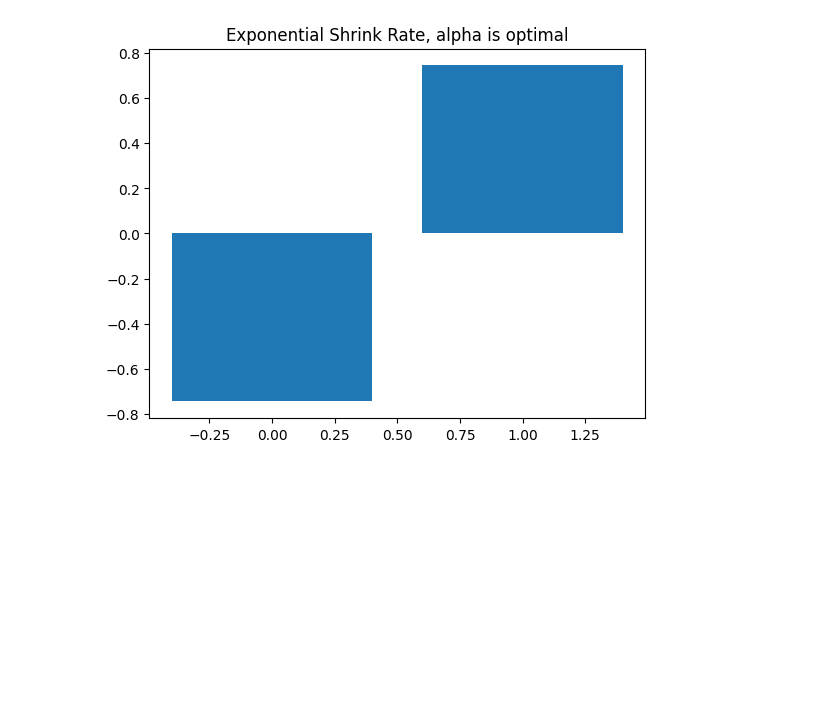
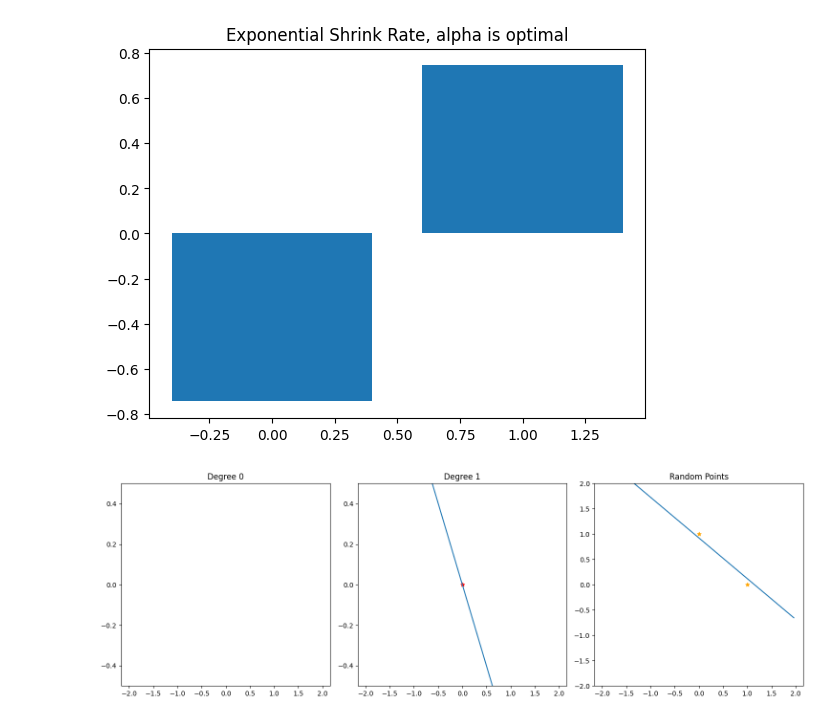
Before and after one commit to yoonhero/mmmm, a Jupyter notebook: natural_gradient.ipynb, the cells around one changed output. Drawn from its saved outputs; the diff is of its cells as text; code cells hidden in the pictures; blank space fills up the shorter version.

```diff
--- a/natural_gradient.ipynb
+++ b/natural_gradient.ipynb
@@ -115,3 +138,10 @@ plt.title("Exponential Shrink Rate, alpha is optimal")
 # %% [output]
 Text(0.5, 1.0, 'Exponential Shrink Rate, alpha is optimal')
 [figure]
+# %%
+ww = w0.copy()
+for i in range(7):
+    ww -= alpha_optimal * (A @ ww - b)
+make_polynomial_plot(ww, x, y, dof=2, total_plots=2)
+# %% [output]
+[figure, added]
```
Also changed, not shown: parts of 15 cells of this notebook.
